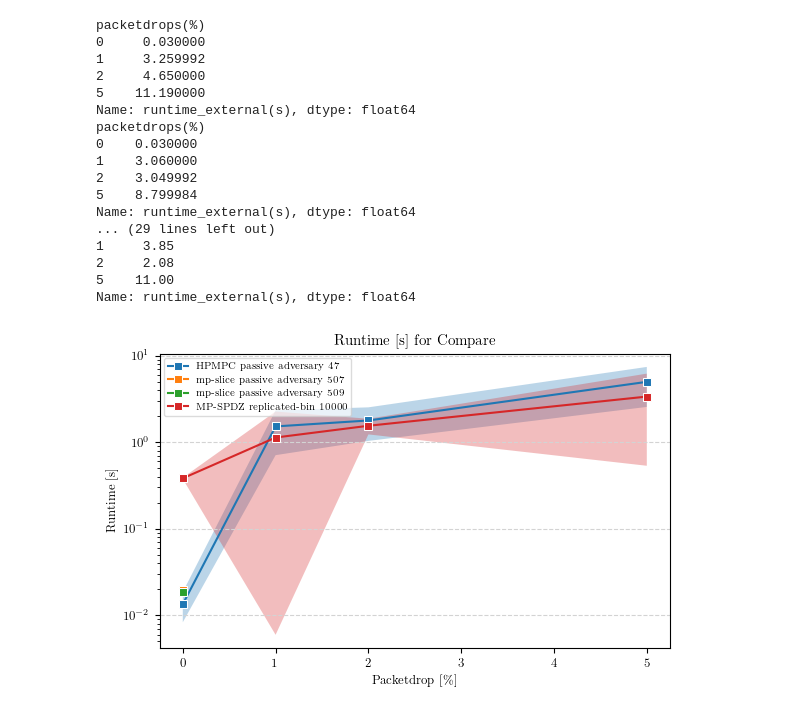
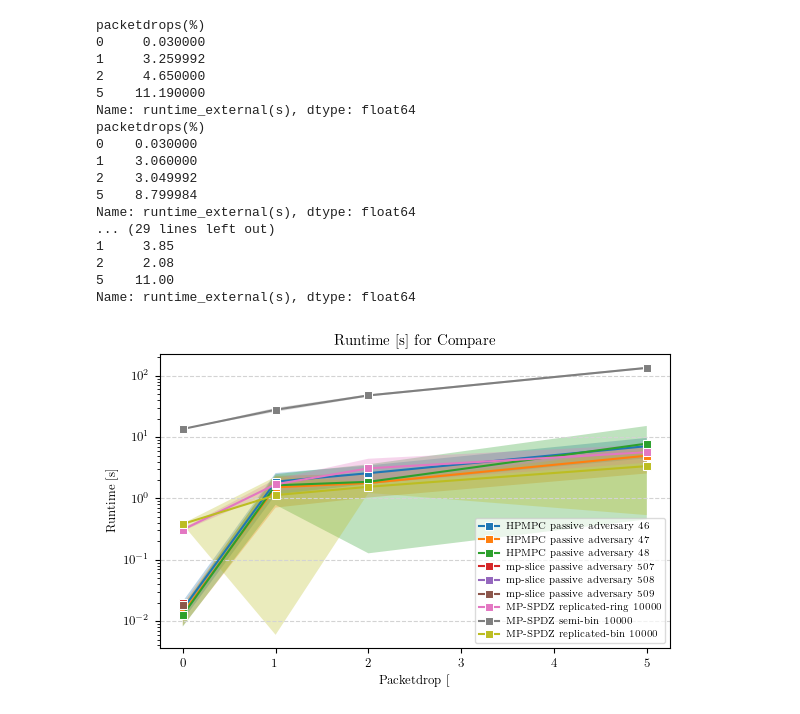
Before and after one commit to aSlunk/results, a Jupyter notebook: mp-slice/02_Compare/Deviation_latency.ipynb, the cells around one changed output. Saved outputs shown, nothing was run; the diff lists cells and outputs as text; code cells hidden in the pictures.

Commit message:
added Deviations for RCA/PPA/PPA4

```diff
--- a/mp-slice/02_Compare/Deviation_latency.ipynb
+++ b/mp-slice/02_Compare/Deviation_latency.ipynb
@@ -180,15 +171,15 @@ Name: runtime_external(s), dtype: float64
 # %%
 packetdrop,label=rf.get_packetdrop_deviation(data)
-del packetdrop[0] # AUCTION
-del packetdrop[1]
-del packetdrop[2]
-del packetdrop[-2]
-del packetdrop[-2]
-del label[0]
-del label[1]
-del label[2]
-del label[-2]
-del label[-2]
+# del packetdrop[0] # AUCTION
+# del packetdrop[1]
+# del packetdrop[2]
+# del packetdrop[-2]
+# del packetdrop[-2]
+# del label[0]
+# del label[1]
+# del label[2]
+# del label[-2]
+# del label[-2]
 
 # del label[-1] # AES
 # del packetdrop[-1]
@@ -196,34 +187,34 @@ del label[-2]
 # del packetdrop[-2]
 
 # del packetdrop[3] # Division
 # del packetdrop[3]
 # del label[3]
 # del label[3]
 
 # del packetdrop[-2] # secure min
 # del packetdrop[-2]
 # del label[-2]
 # del label[-2]
 # print(packetdrop)
-rf.plot_deviation(packetdrop,label,"test.png",experiment,"Packetdrop [\%]","Runtime [s]",True)
+rf.plot_deviation(packetdrop,label,"test.png",experiment,"Packetdrop [%]","Runtime [s]",True)
 # %% [output]
 packetdrops(%)
 0     0.030000
 1     3.259992
 2     4.650000
 5    11.190000
 Name: runtime_external(s), dtype: float64
 packetdrops(%)
 0    0.030000
 1    3.060000
 2    3.049992
 5    8.799984
 Name: runtime_external(s), dtype: float64
 ... (29 lines left out)
 1     3.85
 2     2.08
 5    11.00
 Name: runtime_external(s), dtype: float64
-[figure, old version]
+[figure, new version]
 # %%
 bandwidth,label=rf.get_bandwidth_deviation(data)
```
Also changed, not shown: parts of 7 cells of this notebook, 4 other files.
